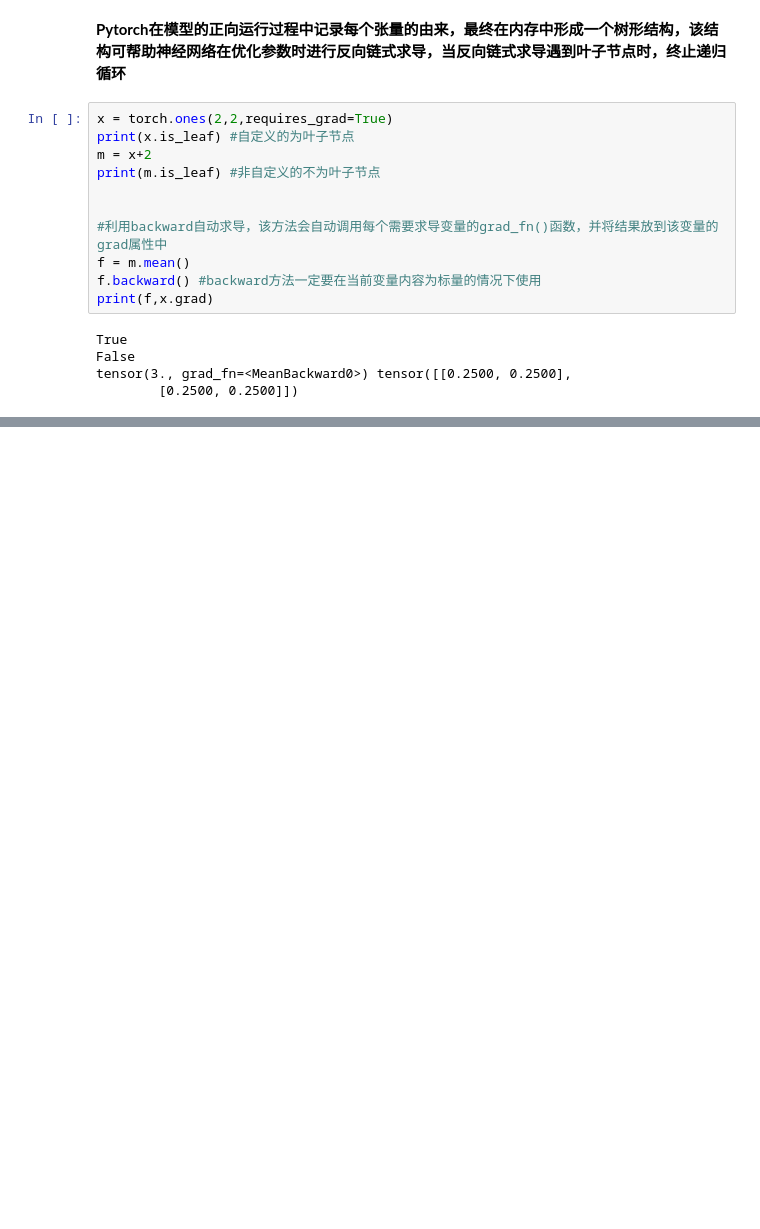
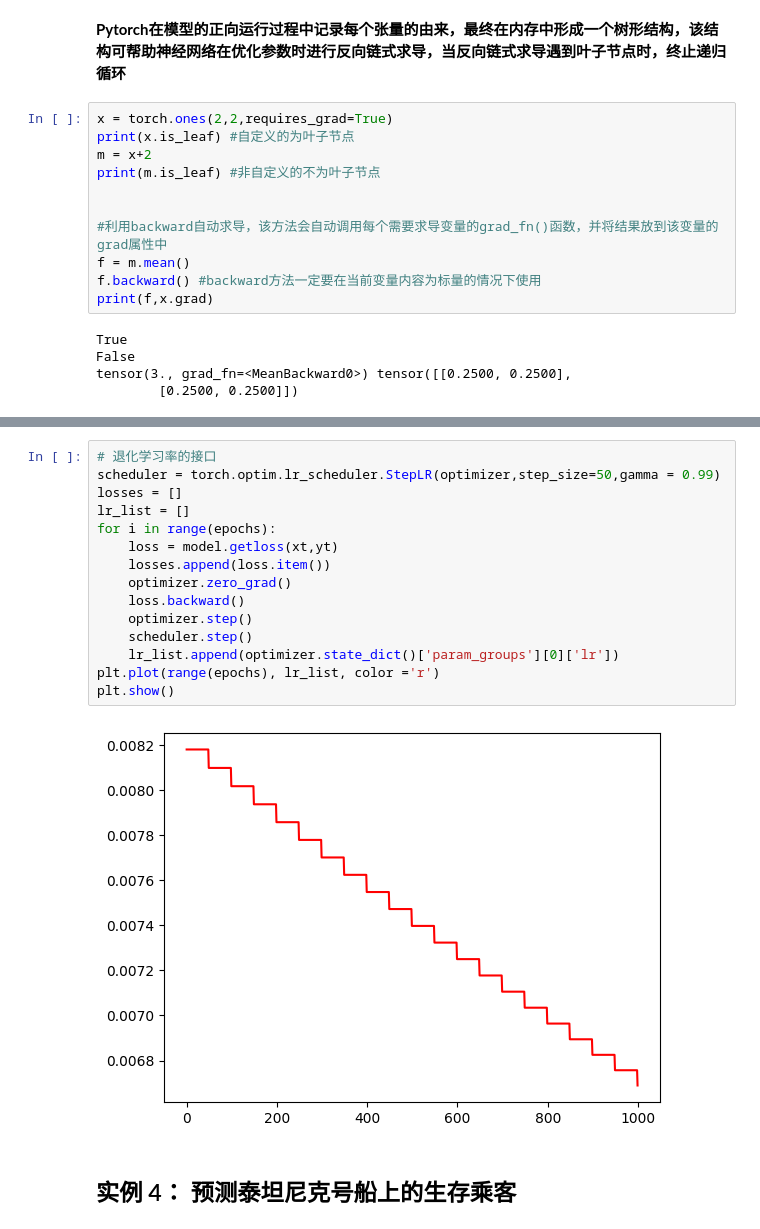
Before and after one commit to Sophia0830BNU/DeepLearning, a Jupyter notebook: pytorch.ipynb, the cells around one changed output, grey strips where cells are left out. Saved outputs shown, nothing was run; the diff lists cells and outputs as text; blank space fills up the shorter version.

```diff
--- a/pytorch.ipynb
+++ b/pytorch.ipynb
@@ -367,0 +431,19 @@ tensor(3., grad_fn=<MeanBackward0>) tensor([[0.2500, 0.2500],
+# %%
+# 退化学习率的接口
+scheduler = torch.optim.lr_scheduler.StepLR(optimizer,step_size=50,gamma = 0.99)
+losses = []
+lr_list = []
+for i in range(epochs):
+    loss = model.getloss(xt,yt)
+    losses.append(loss.item())
+    optimizer.zero_grad()
+    loss.backward()
+    optimizer.step()
+    scheduler.step()
+    lr_list.append(optimizer.state_dict()['param_groups'][0]['lr'])
+plt.plot(range(epochs), lr_list, color ='r')
+plt.show()
+# %% [output]
+[figure, added]
+# %% [markdown]
+## 实例 4： 预测泰坦尼克号船上的生存乘客
```
Also changed, not shown: parts of 26 cells of this notebook.
